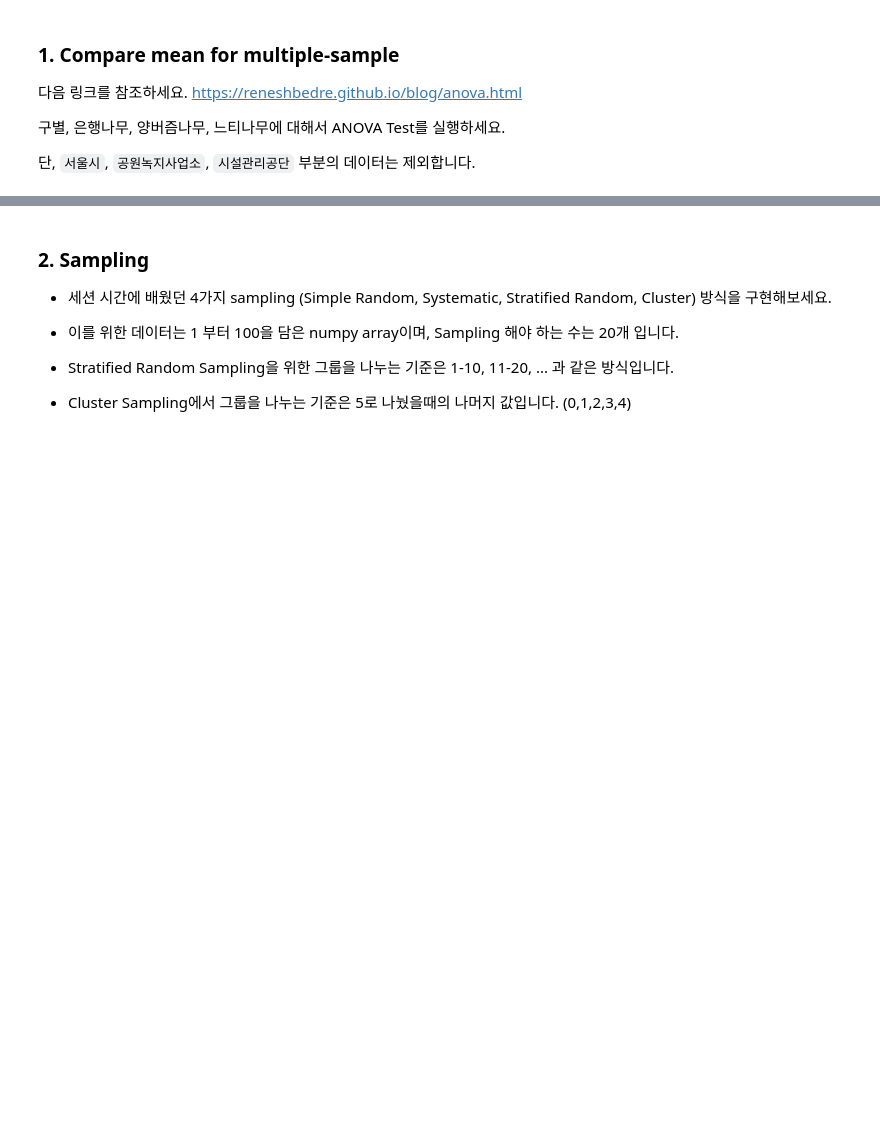
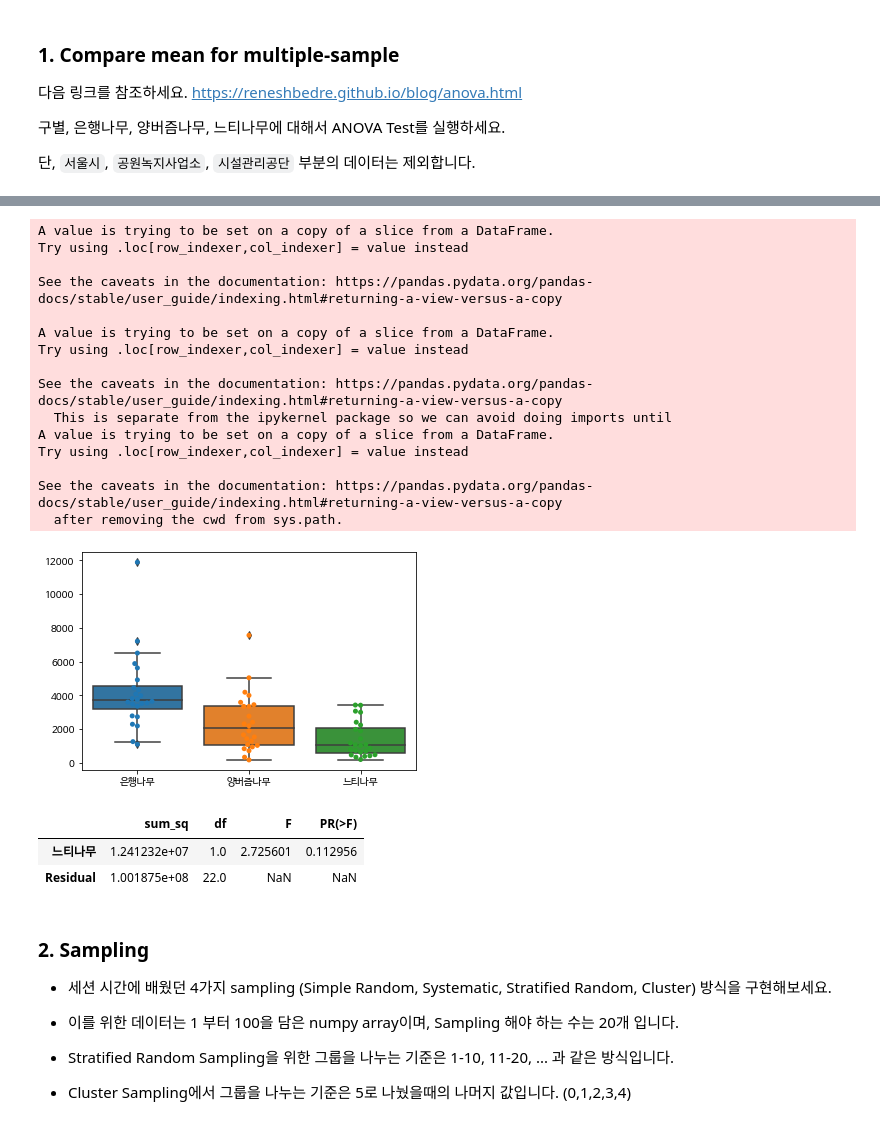
Before and after one commit to HelloWorld33333/Pork, a Jupyter notebook: n121a_hypothesis_test_ipynb의_사본.ipynb, the cells around one changed output, grey strips where cells are left out. Drawn from its saved outputs; the diff is of its cells as text; code cells hidden in the pictures; blank space fills up the shorter version.

```diff
--- a/n121a_hypothesis_test_ipynb의_사본.ipynb
+++ b/n121a_hypothesis_test_ipynb의_사본.ipynb
@@ -170,0 +179,9 @@ ans = '느티나무'
+# %%
+!sudo apt-get install -y fonts-nanum
+!sudo fc-cache -fv
+!rm ~/.cache/matplotlib -rf
+
+import matplotlib.pyplot as plt
+
+plt.rc('font', family='NanumBarunGothic')
+plt.rc('axes', unicode_minus=False)
@@ -170,0 +206,49 @@ ans = '느티나무'
+# %%
+df4 = df[['자치구', '은행나무','양버즘나무', '느티나무']]
+df4['은행나무'] = pd.to_numeric(df4['은행나무'].str.replace(',',''))
+df4['양버즘나무'] = pd.to_numeric(df4['양버즘나무'].str.replace(',',''))
+df4['느티나무'] = pd.to_numeric(df4['느티나무'].str.replace(',',''))
+
+df4 = df4.iloc[1:25]
+
+
+
+import matplotlib.pyplot as plt
+import seaborn as sns
+
+
+ax = sns.boxplot(data=df4)
+ax = sns.swarmplot(data=df4)
+plt.show()
+
+
+fvalue, pvalue = stats.f_oneway(df4['은행나무'], df4['양버즘나무'], df4['느티나무'])
+
+
+import statsmodels.api as sm
+from statsmodels.formula.api import ols
+
+model = ols('은행나무 ~ 느티나무', data=df4).fit()
+anova_table = sm.stats.anova_lm(model, typ=2)
+
+anova_table
+# %% [output]
+A value is trying to be set on a copy of a slice from a DataFrame.
+Try using .loc[row_indexer,col_indexer] = value instead
+
+See the caveats in the documentation: https://pandas.pydata.org/pandas-docs/stable/user_guide/indexing.html#returning-a-view-versus-a-copy
+
+A value is trying to be set on a copy of a slice from a DataFrame.
+Try using .loc[row_indexer,col_indexer] = value instead
+
+See the caveats in the documentation: https://pandas.pydata.org/pandas-docs/stable/user_guide/indexing.html#returning-a-view-versus-a-copy
+  This is separate from the ipykernel package so we can avoid doing imports until
+A value is trying to be set on a copy of a slice from a DataFrame.
+Try using .loc[row_indexer,col_indexer] = value instead
+
+See the caveats in the documentation: https://pandas.pydata.org/pandas-docs/stable/user_guide/indexing.html#returning-a-view-versus-a-copy
+  after removing the cwd from sys.path.
+[figure, added]
+|  | sum_sq | df | F | PR(>F) |
+| 느티나무 | 1.241232e+07 | 1.0 | 2.725601 | 0.112956 |
+| Residual | 1.001875e+08 | 22.0 | NaN | NaN |
```
Also changed, not shown: parts of 5 cells of this notebook.
